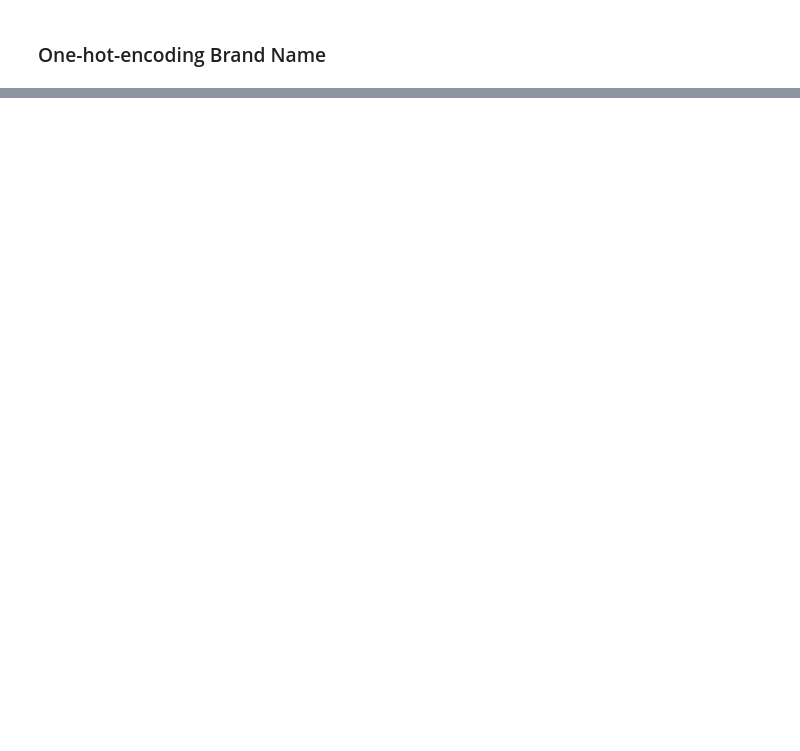
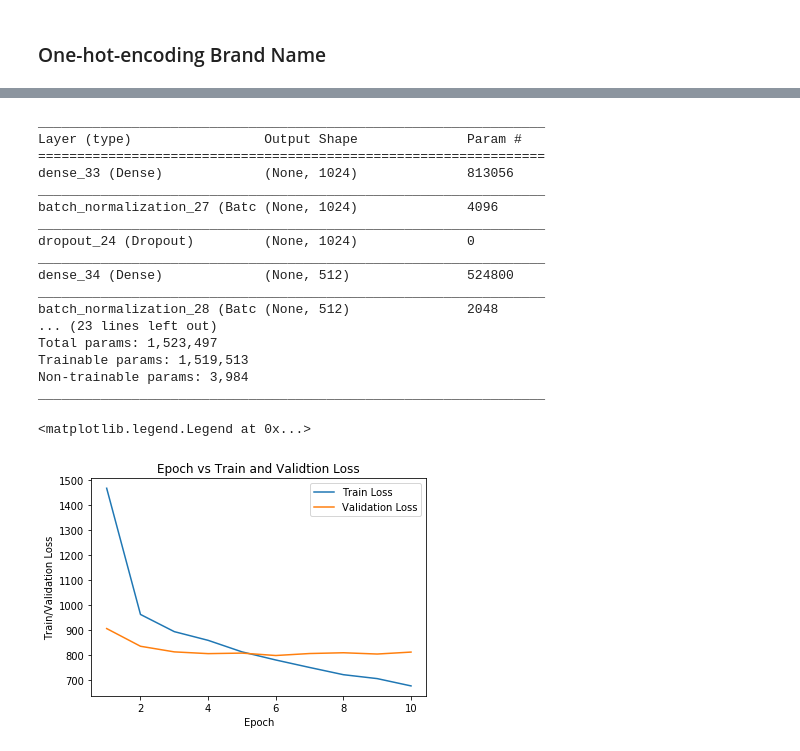
Before and after one commit to j2colaco/mercari_price_suggestion, a Jupyter notebook: model_implementation_2019-05-26.ipynb, the cells around one changed output, grey strips where cells are left out. Cells and saved outputs as stored; diff of their text form; code cells hidden in the pictures; blank space fills up the shorter version.

```diff
--- a/model_implementation_2019-05-26.ipynb
+++ b/model_implementation_2019-05-26.ipynb
@@ -557,0 +743,59 @@ if __name__ == '__main__':
+# %%
+model = Sequential()
+model.add(Dense(1024, activation='relu', input_dim=X_train.shape[1]))
+model.add(BatchNormalization())
+model.add(Dropout(0.5))
+
+model.add(Dense(512, activation='relu', input_dim=X_train.shape[1]))
+model.add(BatchNormalization())
+model.add(Dropout(0.5))
+
+model.add(Dense(264, activation='relu'))
+model.add(BatchNormalization())
+model.add(Dropout(0.5))
+
+model.add(Dense(128, activation='relu'))
+model.add(BatchNormalization())
+model.add(Dropout(0.5))
+
+model.add(Dense(64, activation='relu'))
+model.add(BatchNormalization())
+model.add(Dropout(0.5))
+
+model.add(Dense(1))
+model.summary()
+
+loss_dict_4 = {'val_loss': [906.4580717346178, 835.6651374563694, 813.2003856181778, 806.1938992032306,
+                            808.3237570014784, 798.6526052884393, 806.605135044787, 809.7007012279332,
+                            804.5712916554536, 812.387696434122],
+               'loss': [1467.4912353531922, 962.8633080093233, 894.1208327768919, 859.3493277620055,
+                        813.3187347186795, 780.7855090206166, 750.9078773969164, 721.9841835724127,
+                        706.3253258693578, 677.1003780915596]}
+loss_df_4 = pd.DataFrame(loss_dict_4)
+
+plt.plot(loss_df_4.index+1, loss_df_4.loss, label='Train Loss')
+plt.plot(loss_df_4.index+1, loss_df_4.val_loss, label='Validation Loss')
+plt.title('Epoch vs Train and Validtion Loss')
+plt.xlabel('Epoch')
+plt.ylabel('Train/Validation Loss')
+plt.legend()
+# %% [output]
+_________________________________________________________________
+Layer (type)                 Output Shape              Param #
+=================================================================
+dense_33 (Dense)             (None, 1024)              813056
+_________________________________________________________________
+batch_normalization_27 (Batc (None, 1024)              4096
+_________________________________________________________________
+dropout_24 (Dropout)         (None, 1024)              0
+_________________________________________________________________
+dense_34 (Dense)             (None, 512)               524800
+_________________________________________________________________
+batch_normalization_28 (Batc (None, 512)               2048
+... (23 lines left out)
+Total params: 1,523,497
+Trainable params: 1,519,513
+Non-trainable params: 3,984
+_________________________________________________________________
+<matplotlib.legend.Legend at 0x...>
+[figure, added]
```
Also changed, not shown: parts of 127 cells of this notebook, 7 other files.
